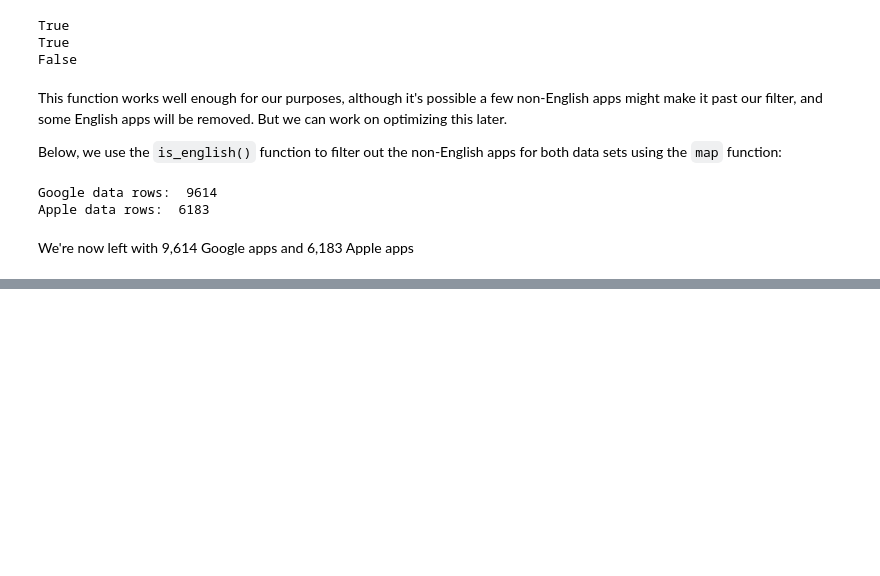
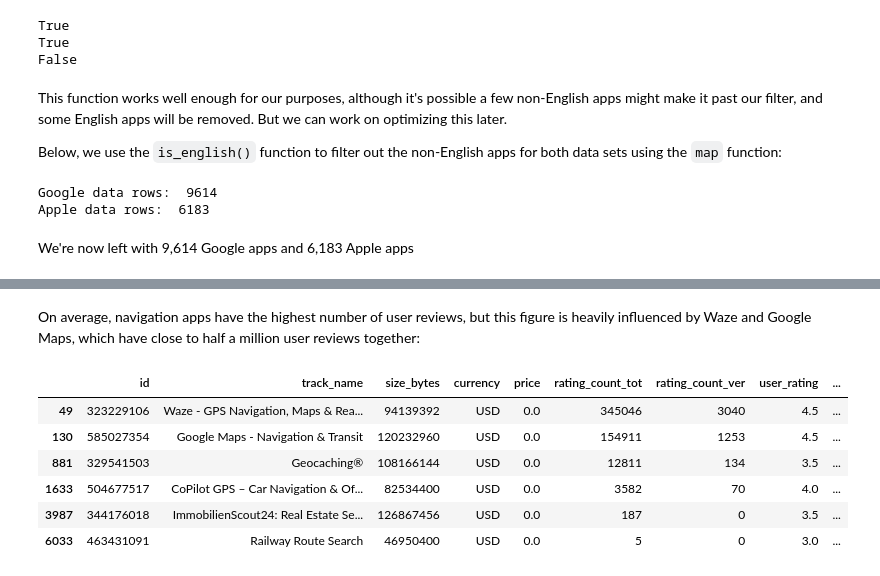
Before and after one commit to anirusso/app-data, a Jupyter notebook: app-data.ipynb, the cells around one changed output, grey strips where cells are left out. Cells and saved outputs as stored; diff of their text form; code cells hidden in the pictures; blank space fills up the shorter version.

```diff
--- a/app-data.ipynb
+++ b/app-data.ipynb
@@ -455,0 +607,12 @@ We're now left with 9,614 Google apps and 6,183 Apple apps
+# %% [markdown]
+On average, navigation apps have the highest number of user reviews, but this figure is heavily influenced by Waze and Google Maps, which have close to half a million user reviews together:
+# %%
+apple_data.loc[apple_data['prime_genre'] == 'Navigation']
+# %% [output]
+|  | id | track_name | size_bytes | currency | price | rating_count_tot | rating_count_ver | user_rating | ... |
+| 49 | 323229106 | Waze - GPS Navigation, Maps & Rea... | 94139392 | USD | 0.0 | 345046 | 3040 | 4.5 | ... |
+| 130 | 585027354 | Google Maps - Navigation & Transit | 120232960 | USD | 0.0 | 154911 | 1253 | 4.5 | ... |
+| 881 | 329541503 | Geocaching® | 108166144 | USD | 0.0 | 12811 | 134 | 3.5 | ... |
+| 1633 | 504677517 | CoPilot GPS – Car Navigation & Of... | 82534400 | USD | 0.0 | 3582 | 70 | 4.0 | ... |
+| 3987 | 344176018 | ImmobilienScout24: Real Estate Se... | 126867456 | USD | 0.0 | 187 | 0 | 3.5 | ... |
+| 6033 | 463431091 | Railway Route Search | 46950400 | USD | 0.0 | 5 | 0 | 3.0 | ... |
```
Also changed, not shown: parts of 29 cells of this notebook.
